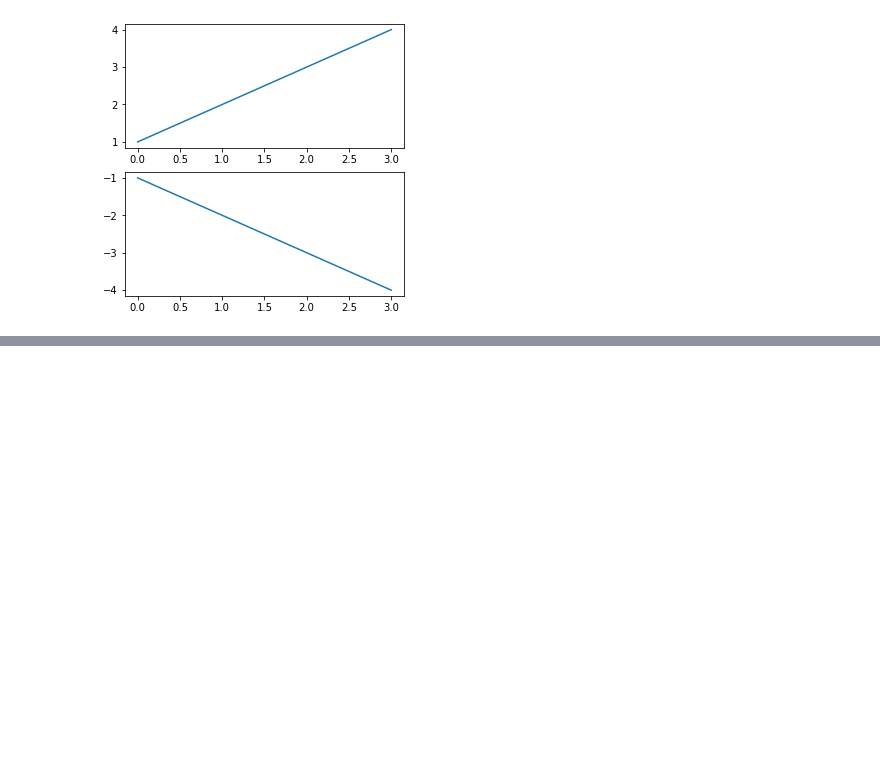
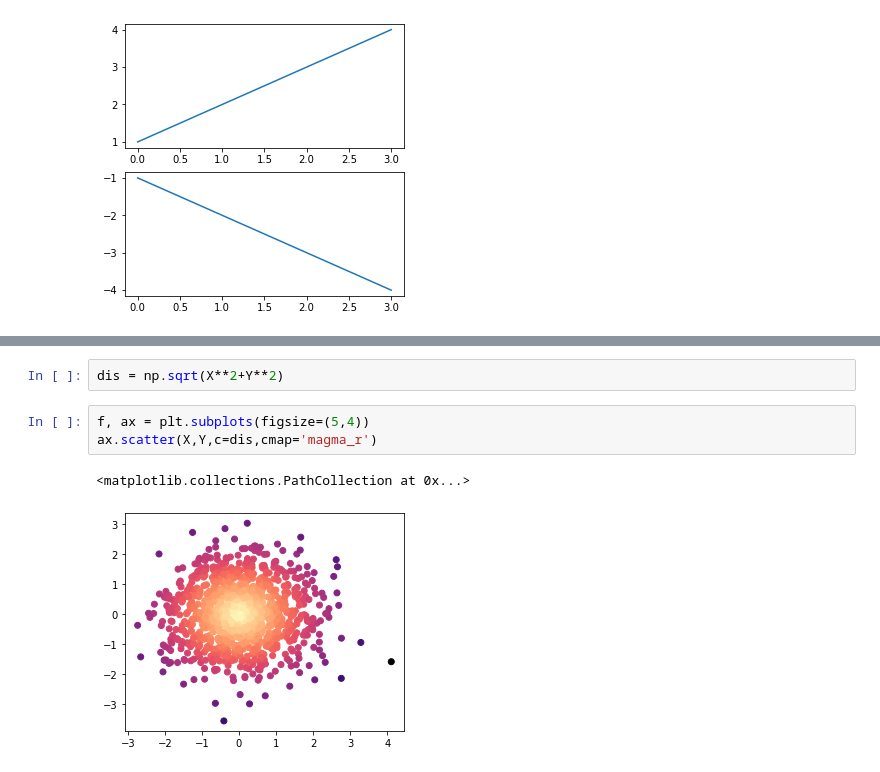
Before and after one commit to VF-Ferrari/Python, a Jupyter notebook: Aula 3 - Matplotlib.ipynb, the cells around one changed output, grey strips where cells are left out. Drawn from its saved outputs; the diff is of its cells as text; blank space fills up the shorter version.

```diff
--- a/Aula 3 - Matplotlib.ipynb
+++ b/Aula 3 - Matplotlib.ipynb
@@ -210,0 +245,8 @@ plt.plot([-1,-2,-3,-4])
+# %%
+dis = np.sqrt(X**2+Y**2)
+# %%
+f, ax = plt.subplots(figsize=(5,4))
+ax.scatter(X,Y,c=dis,cmap='magma_r')
+# %% [output]
+<matplotlib.collections.PathCollection at 0x...>
+[figure, added]
```
Also changed, not shown: parts of 26 cells of this notebook, 2 other files.
